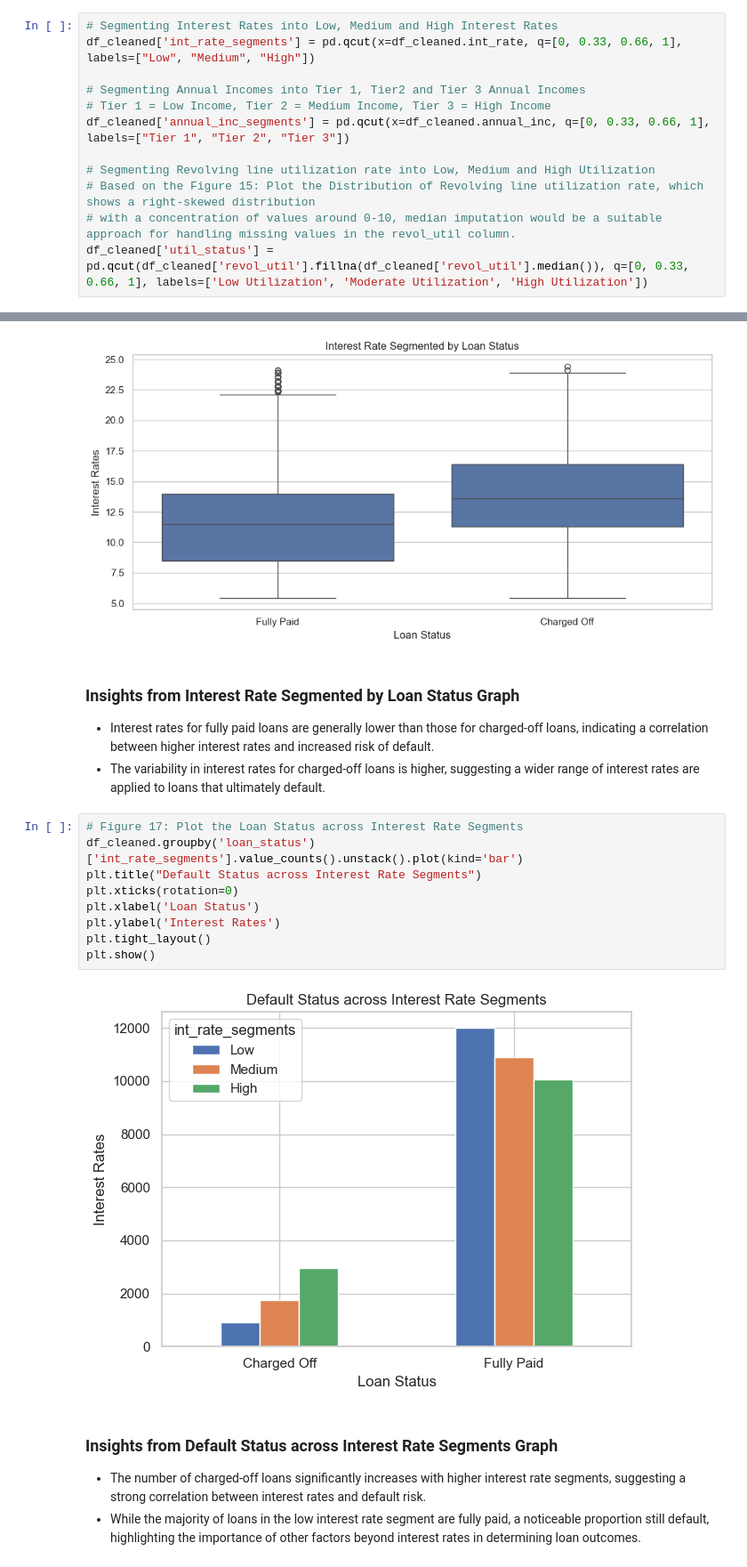
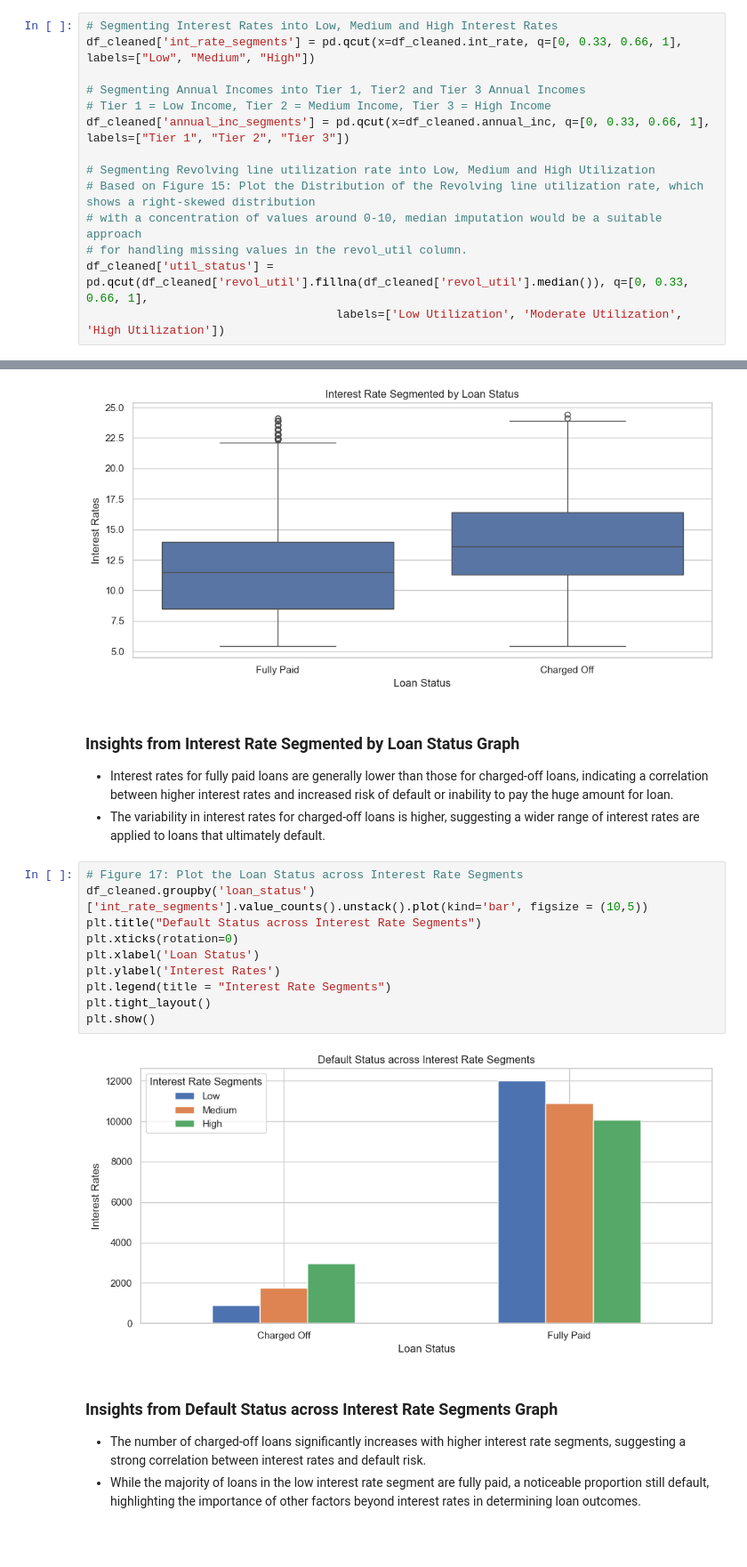
Before and after one commit to sowmilydutta/Lending_Club_Case_Study, a Jupyter notebook: Sowmily_Dutta.ipynb, the cells around one changed output, grey strips where cells are left out. Shown at 89% size. Drawn from its saved outputs; the diff is of its cells as text; blank space fills up the shorter version.

```diff
--- a/Sowmily_Dutta.ipynb
+++ b/Sowmily_Dutta.ipynb
@@ -429,9 +439,11 @@ df_cleaned['int_rate_segments'] = pd.qcut(x=df_cleaned.int_rate, q=[0, 0.33, 0.6
 df_cleaned['annual_inc_segments'] = pd.qcut(x=df_cleaned.annual_inc, q=[0, 0.33, 0.66, 1], labels=["Tier 1", "Tier 2", "Tier 3"])
 
 # Segmenting Revolving line utilization rate into Low, Medium and High Utilization
-# Based on the Figure 15: Plot the Distribution of Revolving line utilization rate, which shows a right-skewed distribution
-# with a concentration of values around 0-10, median imputation would be a suitable approach for handling missing values in the revol_util column.
-df_cleaned['util_status'] = pd.qcut(df_cleaned['revol_util'].fillna(df_cleaned['revol_util'].median()), q=[0, 0.33, 0.66, 1], labels=['Low Utilization', 'Moderate Utilization', 'High Utilization'])
+# Based on Figure 15: Plot the Distribution of the Revolving line utilization rate, which shows a right-skewed distribution
+# with a concentration of values around 0-10, median imputation would be a suitable approach
+# for handling missing values in the revol_util column.
+df_cleaned['util_status'] = pd.qcut(df_cleaned['revol_util'].fillna(df_cleaned['revol_util'].median()), q=[0, 0.33, 0.66, 1],
+                                    labels=['Low Utilization', 'Moderate Utilization', 'High Utilization'])
 # %%
 # Figure 16: Plot the Interest Rate Segmented by Loan Status
 plt.figure(figsize=(10,5))
@@ -446,19 +458,20 @@ plt.show()
 # %% [markdown]
 ### Insights from Interest Rate Segmented by Loan Status Graph
 
-- Interest rates for fully paid loans are generally lower than those for charged-off loans, indicating a correlation between higher interest rates and increased risk of default.
+- Interest rates for fully paid loans are generally lower than those for charged-off loans, indicating a correlation between higher interest rates and increased risk of default or inability to pay the huge amount for loan.
 - The variability in interest rates for charged-off loans is higher, suggesting a wider range of interest rates are applied to loans that ultimately default.
 # %%
 # Figure 17: Plot the Loan Status across Interest Rate Segments
-df_cleaned.groupby('loan_status')['int_rate_segments'].value_counts().unstack().plot(kind='bar')
+df_cleaned.groupby('loan_status')['int_rate_segments'].value_counts().unstack().plot(kind='bar', figsize = (10,5))
 plt.title("Default Status across Interest Rate Segments")
 plt.xticks(rotation=0)
 plt.xlabel('Loan Status')
 plt.ylabel('Interest Rates')
+plt.legend(title = "Interest Rate Segments")
 plt.tight_layout()
 plt.show()
 # %% [output]
-[figure, old version]
+[figure, new version]
 # %% [markdown]
 ### Insights from Default Status across Interest Rate Segments Graph
 
```
Also changed, not shown: parts of 30 cells of this notebook.
